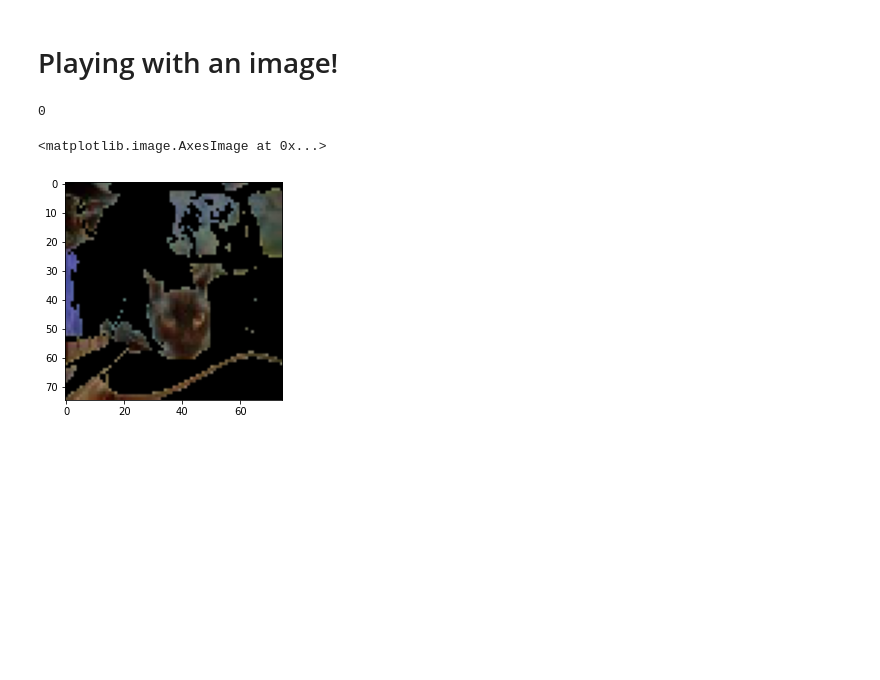
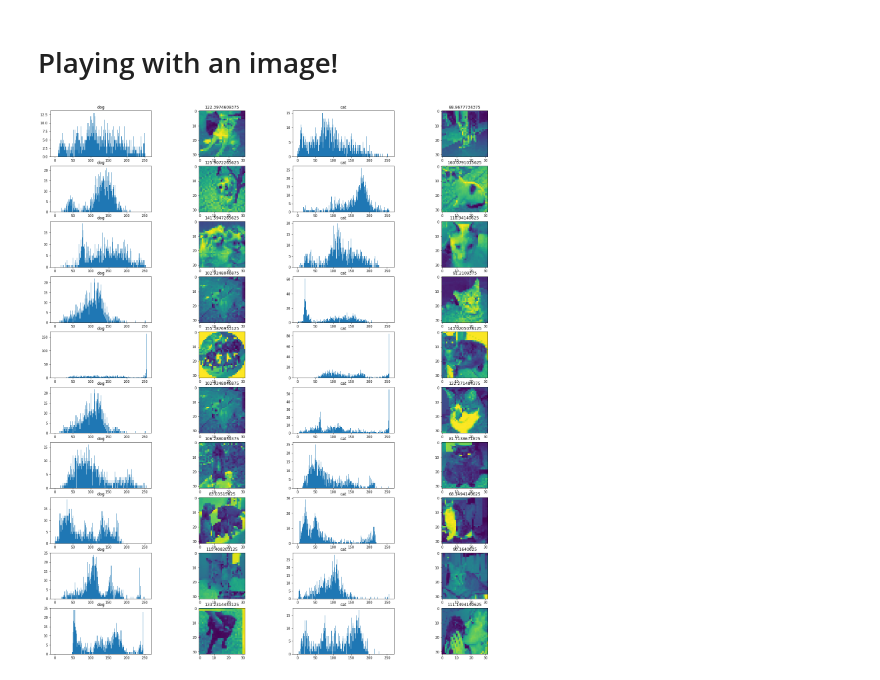
Before and after one commit to Daniel-Ros/DataSiceneIIFinalWork, a Jupyter notebook: catsvsdogs.ipynb, the cells around one changed output. Cells and saved outputs as stored; diff of their text form; code cells hidden in the pictures; blank space fills up the shorter version.

```diff
--- a/catsvsdogs.ipynb
+++ b/catsvsdogs.ipynb
@@ -22,21 +20,47 @@ SIZE = 75
+# %%
+SIZE = 32
+VERBOSE = 1000
 # %% [markdown]
 # Playing with an image!
-# %%
-img = cv.imread('data/Cats and dogs/train/cat.5.jpg' )
-img = cv.resize(img , (SIZE,SIZE))
-ret, thresh1 = cv.threshold(cv.cvtColor(img,cv.COLOR_BGR2GRAY), 120, 255, cv.THRESH_TOZERO_INV + cv.THRESH_BINARY)
-print(thresh1[0][74])
-
-for x in range(SIZE):
-    for y in range(SIZE):
-        if thresh1[x][y]==0:
-            img[x][y]=0
-
-
-plt.imshow(img)
-# %% [output]
-0
-<matplotlib.image.AxesImage at 0x...>
-[figure, removed]
+# %%
+img = cv.imread('data/Cats and dogs/train/dog.10.jpg',0 )
+img = cv.resize(img , (SIZE,SIZE))
+# ret, thresh1 = cv.threshold(cv.cvtColor(img,cv.COLOR_BGR2GRAY), 120, 255, cv.THRESH_TOZERO_INV + cv.THRESH_BINARY)
+# print(thresh1[0][74])
+
+# for x in range(SIZE):
+#     for y in range(SIZE):
+#         if thresh1[x][y]==0:
+#             img[x][y]=0
+
+# find frequency of pixels in range 0-255
+histr = cv.calcHist([img],[0],None,[256],[0,256])
+
+plt.figure(figsize=(25,30))
+i = 1
+for x in range(1,40 ,4):
+    plt.subplot(10,4,x)
+    img = cv.imread('data/Cats and dogs/train/dog.{}.jpg'.format(np.random.randint(1,100)),0 )
+    img = cv.resize(img , (SIZE,SIZE))
+    plt.hist(img.ravel(),256,[0,256])
+    plt.title("dog")
+
+    plt.subplot(10,4,x+ 1)
+    plt.title(img.ravel().mean())
+    plt.imshow(img)
+
+    plt.subplot(10,4,x + 2)
+    img = cv.imread('data/Cats and dogs/train/cat.{}.jpg'.format(np.random.randint(1,100)),0 )
+    img = cv.resize(img , (SIZE,SIZE))
+    plt.hist(img.ravel(),256,[0,256])
+    plt.title("cat")
+
+    plt.subplot(10,4,x+ 3)
+    plt.title(img.ravel().mean())
+    plt.imshow(img)
+
+plt.show()
+# %% [output]
+[figure, added]
 # %%
 def procces_image(img_path):
```
Also changed, not shown: parts of 12 cells of this notebook, 1 other file.
